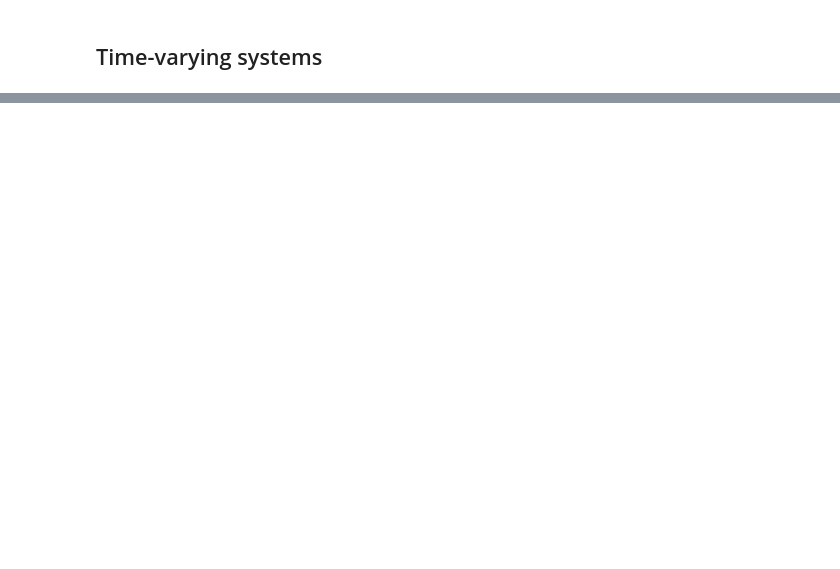
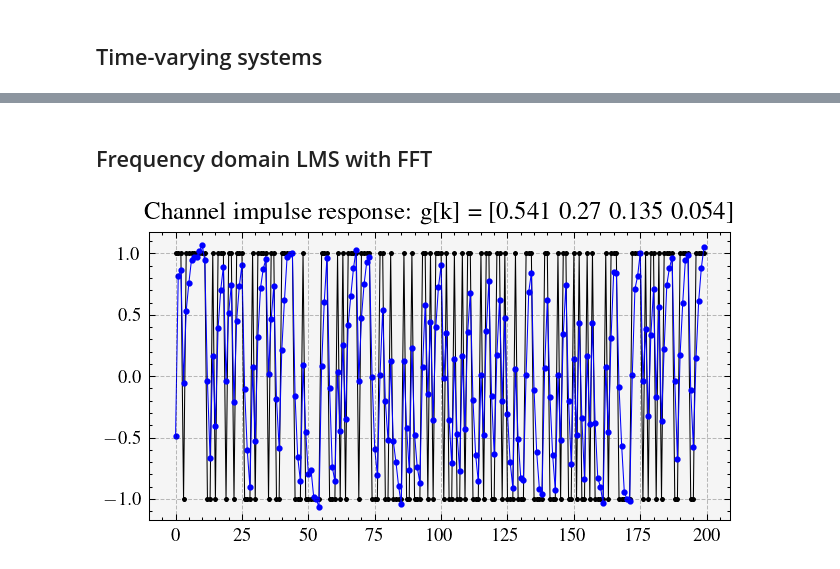
Before and after one commit to edsonportosilva/AdaptiveSignalProcessing, a Jupyter notebook: notebooks/5. Variants of the LMS algorithm.ipynb, the cells around one changed output, grey strips where cells are left out. Saved outputs shown, nothing was run; the diff lists cells and outputs as text; code cells hidden in the pictures; blank space fills up the shorter version.

```diff
--- a/notebooks/5. Variants of the LMS algorithm.ipynb
+++ b/notebooks/5. Variants of the LMS algorithm.ipynb
@@ -624,0 +622,2 @@ plt.grid();
+# %% [markdown]
+## Frequency domain LMS with FFT
@@ -624,0 +682,28 @@ plt.grid();
+# %%
+nsamples = 100000
+σ2 = 0.0025 # noise variance
+
+# Define input signal to the system
+x = 2*np.random.randint(0, 2, nsamples)-1
+#x = np.convolve(np.random.normal(0, 0.8, nsamples), np.ones(16)/16,'same')
+#x = np.random.normal(0, 1, nsamples)
+
+# Define impulse response of the system
+g = np.array([1, 0.5, 0.25, 0.1])
+g = g/np.sum(g)
+
+# Convolve input signal with system's impulse response
+y = np.convolve(x, g,'same')
+y = np.roll(y, 1) # remove input-output delay
+
+# Generate noise and add noise to the systens output
+n = np.random.normal(0, np.sqrt(σ2), nsamples)
+y += n
+
+plt.plot(x[0:200],'-*k', label='system input')
+plt.plot(y[0:200],'-ob', label='system output');
+plt.title(f'Channel impulse response: g[k] = {g.round(3)}');
+
+plt.grid()
+# %% [output]
+[figure, added]
```
Also changed, not shown: parts of 17 cells of this notebook.
